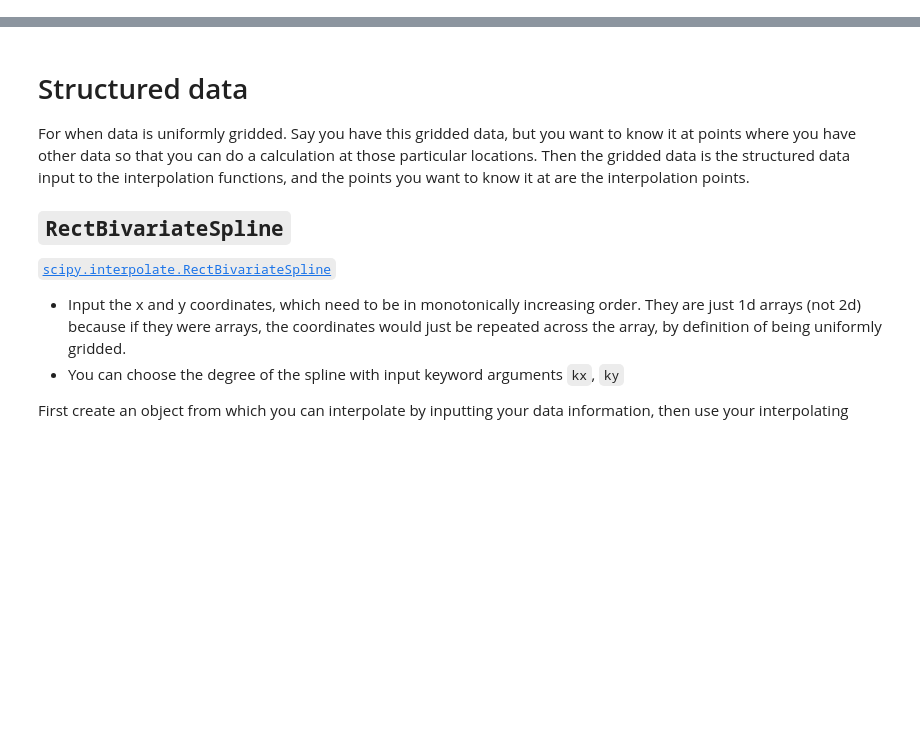
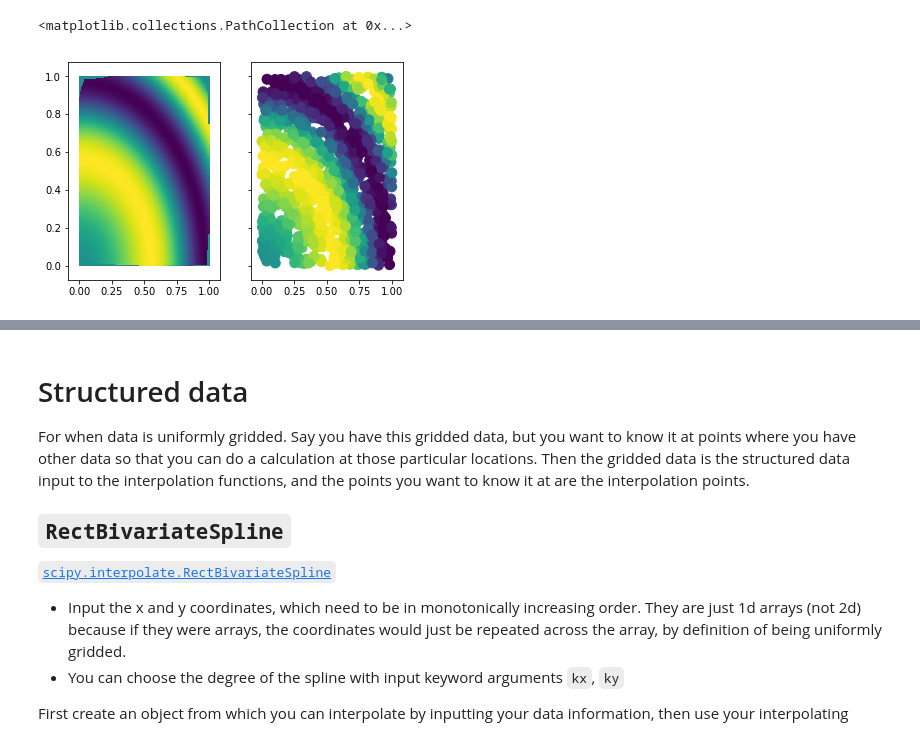
Before and after one commit to kthyng/python4geosciences, a Jupyter notebook: materials/ST_interpolation.ipynb, the cells around one changed output, grey strips where cells are left out. Cells and saved outputs as stored; diff of their text form; code cells hidden in the pictures; blank space fills up the shorter version.

```diff
--- a/materials/ST_interpolation.ipynb
+++ b/materials/ST_interpolation.ipynb
@@ -17,0 +26,4 @@ import cmocean.cm as cmo
+# %%
+x = np.random.rand(1000)
+y = np.random.rand(1000)
+z = np.sin((x**2 + y**2)*5.0)
@@ -17,0 +35,24 @@ import cmocean.cm as cmo
+# %%
+pts = np.vstack((x,y)).T  # combine x and y to get Nx2 array
+
+# Now interpolate to new values
+# set up coordinate arrays for x and y that cover the full range of the
+# x and y coordinates
+xi = np.linspace(x.min(), x.max(), 501)
+yi = np.linspace(y.min(), y.max(), 501)
+# X and Y are these arrays
+X, Y = np.meshgrid(xi, yi)  # uniform grid
+# %%
+# griddata can't assume you are inputting structured arrays, so we put them in as coordinates
+xy = np.vstack((X.flat, Y.flat)).T
+Zgrid = scipy.interpolate.griddata(pts, z, xy, method='cubic', fill_value=0)
+
+# reconstitute the output to structured array so we can plot it with pcolormesh
+Zgrid.shape = X.shape
+
+fig, axes = plt.subplots(1, 2, sharex=True, sharey=True)
+axes[0].pcolormesh(X, Y, Zgrid, cmap='viridis')
+axes[1].scatter(x, y, c=z, s=100, cmap='viridis')
+# %% [output]
+<matplotlib.collections.PathCollection at 0x...>
+[figure, added]
```
Also changed, not shown: parts of 25 cells of this notebook, 1 other file.
